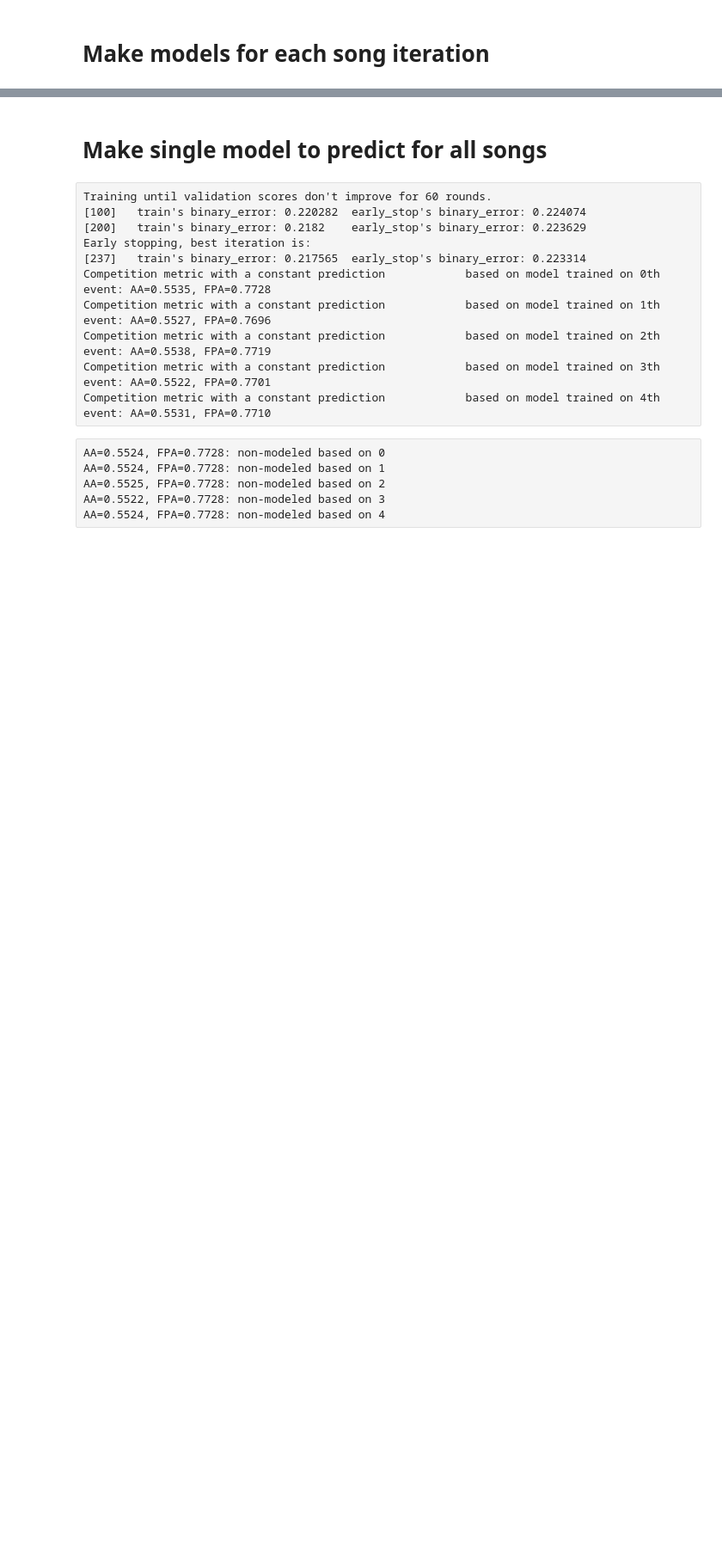
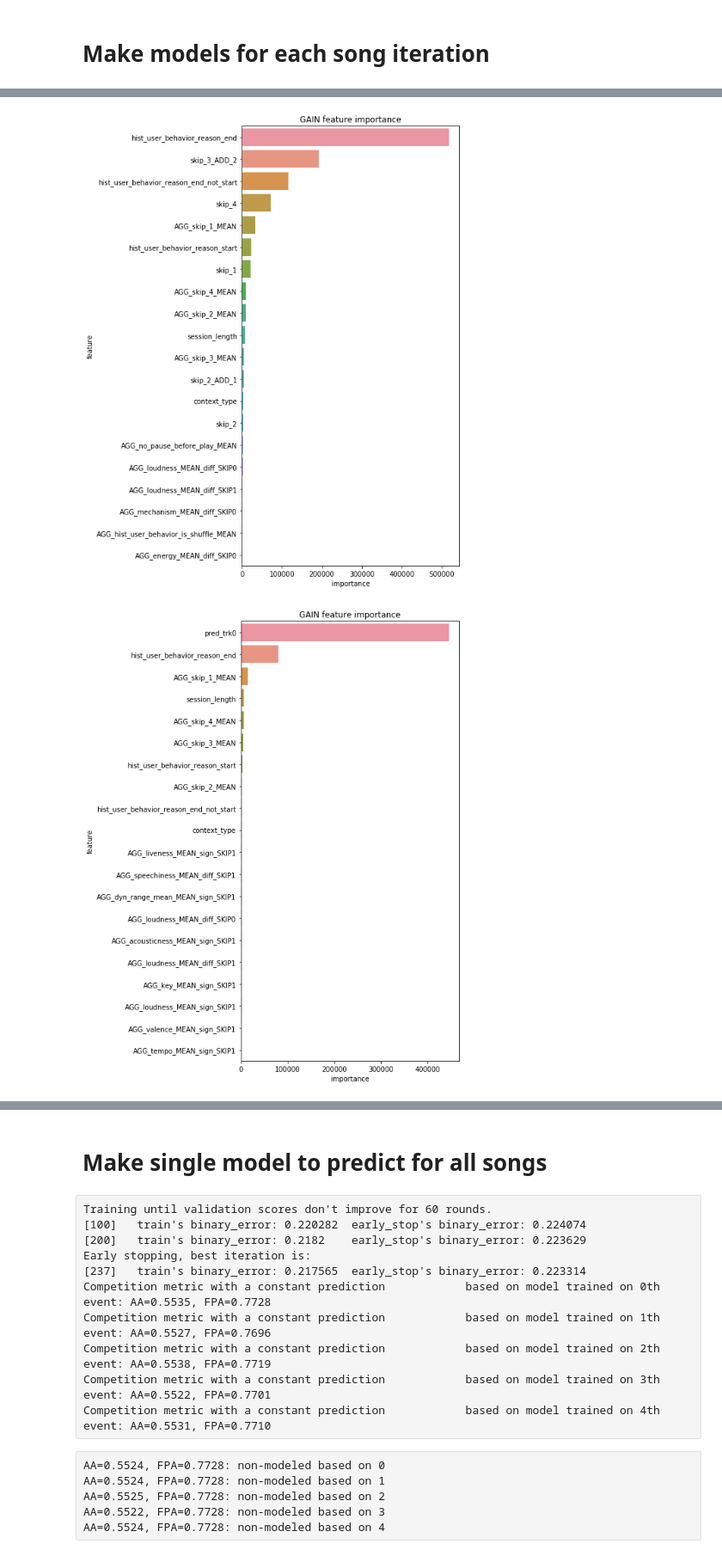
Before and after one commit to mlisovyi/skip-prediction-challenge-starter-kit, a Jupyter notebook: Model_Building.ipynb, the cells around one changed output, grey strips where cells are left out. Shown at 86% size. Cells and saved outputs as stored; diff of their text form; code cells hidden in the pictures; blank space fills up the shorter version.

```diff
--- a/Model_Building.ipynb
+++ b/Model_Building.ipynb
@@ -290,37 +330,71 @@ The list of features with 0 importance:
 # %% [markdown]
 # Make models for each song iteration
 # %%
-fit_params = {'eval_names': ['train', 'early_stop'],
-              'eval_metric': 'binary_error',
-              'verbose':10, 'early_stopping_rounds':60,
-              'callbacks':[lgb.reset_parameter(learning_rate=learning_rate_decay_power_0995)]}
+# fit_params = {'eval_names': ['train', 'early_stop'],
+#               'eval_metric': 'binary_error',
+#               'verbose':10, 'early_stopping_rounds':60,
+#               'callbacks':[lgb.reset_parameter(learning_rate=learning_rate_decay_power_0995)]}
 
 l_prob = []
+X_prob=[]
 
 for i_ in list(range(5)):
-    X = pd.concat([X_trn, X_trk[i_]], axis=1)
+    X_trn, y_trn, X_trk = get_XY(df_trn.iloc[:], aggs, reset_index=True,
+                      list_musik_qualities_=list_musik_qualities,#['valence'],
+                      aggs_music_qualities_=aggs_music_qualities,
+                             i_=i_)
+
+    # for X_trk being produced centrally
+    # i_trk = i_
+    # for X_trk produced here in the loop
+    i_trk = 0
+
+    X = pd.concat([X_trn, X_trk[i_trk]], axis=1)
+    if len(X_prob) > 0:
+        X = pd.concat([X, pd.DataFrame({'pred_trk{}'.format(j): X_prob[j]
+                                        for j in range(len(X_prob))
+                                       })],
+                      axis=1)
+
     fit_params = {'eval_names': ['train', 'early_stop'],
-                  'eval_set': [(X.loc[id_trn,:], y_trn[i_].loc[id_trn]),
-                               (X.loc[id_stp,:], y_trn[i_].loc[id_stp])],
+                  'eval_set': [(X.loc[id_trn,:], y_trn[i_trk].loc[id_trn]),
+                               (X.loc[id_stp,:], y_trn[i_trk].loc[id_stp])],
                   'eval_metric': 'binary_error',
                   'verbose':100, 'early_stopping_rounds':60,
                   'callbacks':[lgb.reset_parameter(learning_rate=learning_rate_decay_power_0995)]}
 
     mdl.fit(X.loc[id_trn,:].iloc[:n_fit],
-            y_trn[i_].loc[id_trn].iloc[:n_fit],
+            y_trn[i_trk].loc[id_trn].iloc[:n_fit],
             **fit_params)
 
+    #prediction for the validation/easly_stopping sample
     prob_pred = mdl.predict_proba(X.loc[id_stp,:])[:,1]
 
-    perf = evaluate_model(prob_pred>0.55, y_lists_stp)
-    print('Competition metric with a constant prediction\
-            based on model trained on {}th event: AA={:.4f}, FPA={:.4f}'
+    # save full (trn+val) prediction to be used in modelling
+    X_prob.append(mdl.predict_proba(X)[:,1])
+
+    perf = evaluate_model(prob_pred>0.50, y_lists_stp)
+    print('Constant prediction based on model trained on {}th event: AA={:.4f}, FPA={:.4f}'
           .format(i_, perf[0], perf[1])
          )
 
-    import pickle
-    with open('models/model_v2_m02_{}.pkl'.format(i_), 'wb') as fout:
-        pickle.dump(mdl, fout)
+#     n_2print = 20
+#     print(pd.DataFrame({'feature': X.columns,
+#                   'importance': mdl.booster_.feature_importance('gain')}
+#                 ).sort_values(
+#         by="importance", ascending=False)[-n_2print:]
+#          )
+
+    kg.display_importances(pd.DataFrame({'feature': X.columns,
+                                  'importance': mdl.booster_.feature_importance('gain')}),
+                    n_feat=20,
+                    title='GAIN feature importance',
+                    fout_name='feature_importance_gain_{}.png'.format(i_),
+                    dump_strs=[])
+
+#     # store the model
+#     import joblib
+#     joblib.dump(mdl, 'models/model_v2_m04_{}f_{}.pkl'.format(n_files, i_))
 
     l_prob.append(prob_pred)
     gc.collect()
@@ -345,0 +420,2 @@ Competition metric with a constant prediction            based on model trained
+[figure, added]
+[figure, added]
```
Also changed, not shown: parts of 29 cells of this notebook, 3 other files.
